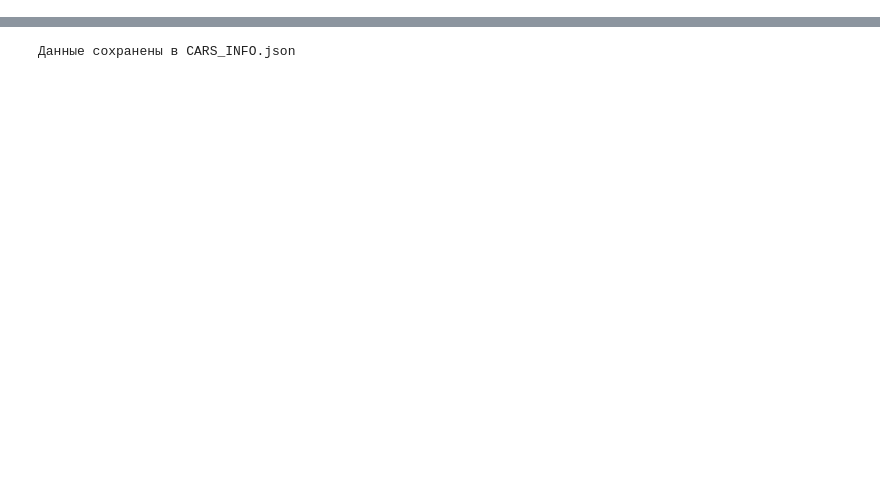
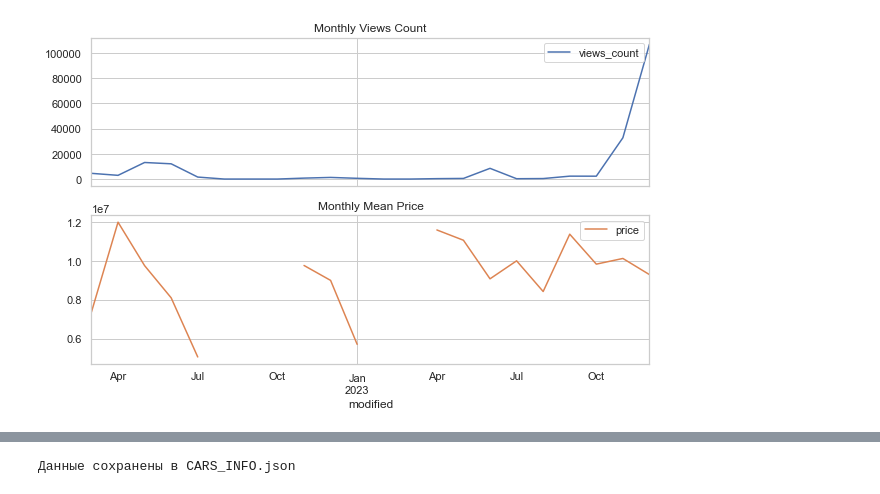
Before and after one commit to thebiggieboss/Data-CWA-V, a Jupyter notebook: testerov.ipynb, the cells around one changed output, grey strips where cells are left out. Cells and saved outputs as stored; diff of their text form; code cells hidden in the pictures; blank space fills up the shorter version.

```diff
--- a/testerov.ipynb
+++ b/testerov.ipynb
@@ -130,5 +121,0 @@ df.head(1)
-# %%
-#Data Wrangling
-df = pd.concat([df, pd.json_normalize(df['car_modification'])], axis=1)
-df.drop(columns=['car_modification'], inplace=True)
-df.head(1)
@@ -140,0 +122,4 @@ df.head(1)
+# %%
+#Sorting
+df = df.sort_values(by='price')
+df.head(5)
@@ -140,0 +134,34 @@ df.head(1)
+# %%
+#Feature Engineering and Data Aggregation and Data Wrangling
+df['car_brand'] = df['car_mark'].apply(lambda x: x['name'] if x and 'name' in x else None)
+top_brands = df.groupby('car_brand')['views_count'].sum().nlargest(5)
+
+
+df['coupe_type'] = df['car_modification'].apply(lambda x: x.get('coupe_type', None))
+
+numerical_columns = ['price', 'car_details.mileage', 'car_generation.year_begin']
+
+df['car_mileage'] = df['car_details'].apply(lambda x: x['mileage'] if x and 'mileage' in x else None)
+
+df['car_generation_year'] = df['car_generation'].apply(lambda x: x['year_begin'] if x and 'year_begin' in x else None)
+
+df['engine_power'] = df['car_modification'].apply(lambda x: x['engine_power'] if x and 'engine_power' in x else None)
+
+df['car_color_name'] = df['car_details'].apply(lambda x: x['car_color']['name'] if x and 'car_color' in x else None)
+
+colors_count = df['car_details'].apply(lambda x: x['car_color']['name'] if x and 'car_color' in x and 'name' in x['car_color'] else None).value_counts()
+# %%
+#Time graph of changes in the number of views and prices for used cars
+sns.set(style="whitegrid")
+df.reset_index(inplace=True)
+df.set_index('modified', inplace=True)
+df_resampled = df.resample('M').agg({'views_count': 'sum', 'price': 'mean'})
+
+ax = df_resampled.plot(subplots=True, figsize=(10, 6))
+ax[0].set_title('Monthly Views Count')
+ax[1].set_title('Monthly Mean Price')
+plt.savefig('Views_Prices.png')
+
+plt.show()
+# %% [output]
+[figure, added]
```
Also changed, not shown: parts of 17 cells of this notebook, 7 other files.
